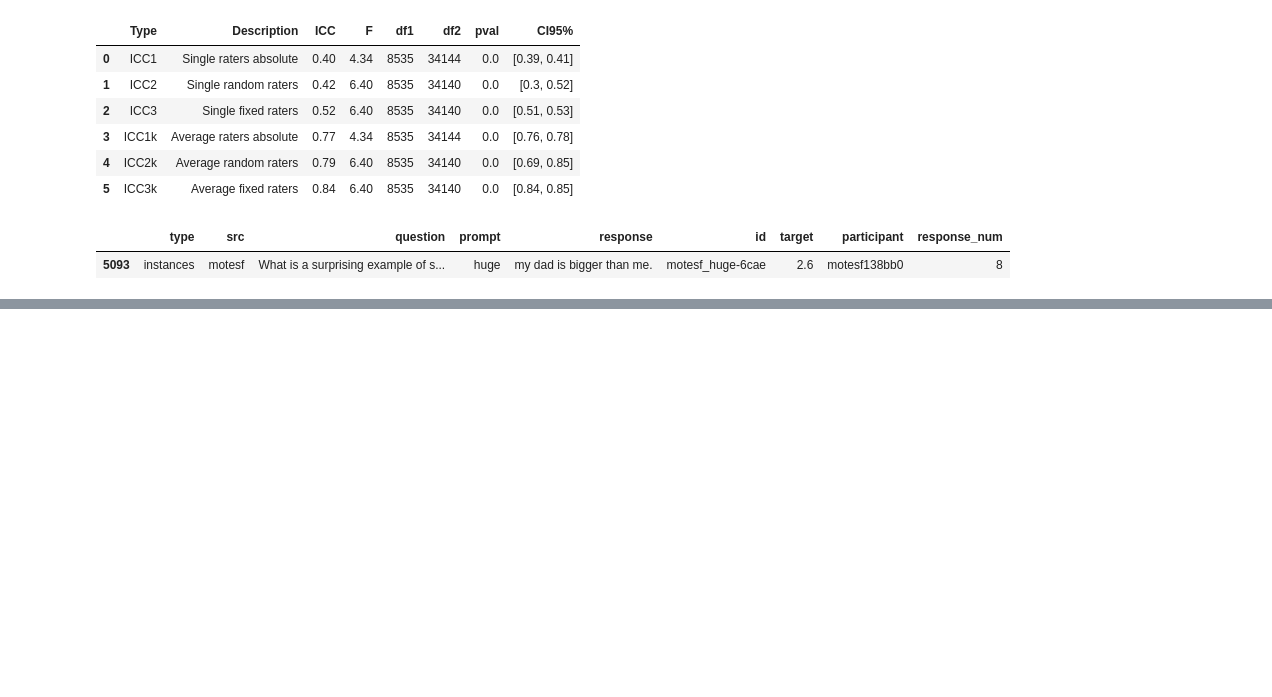
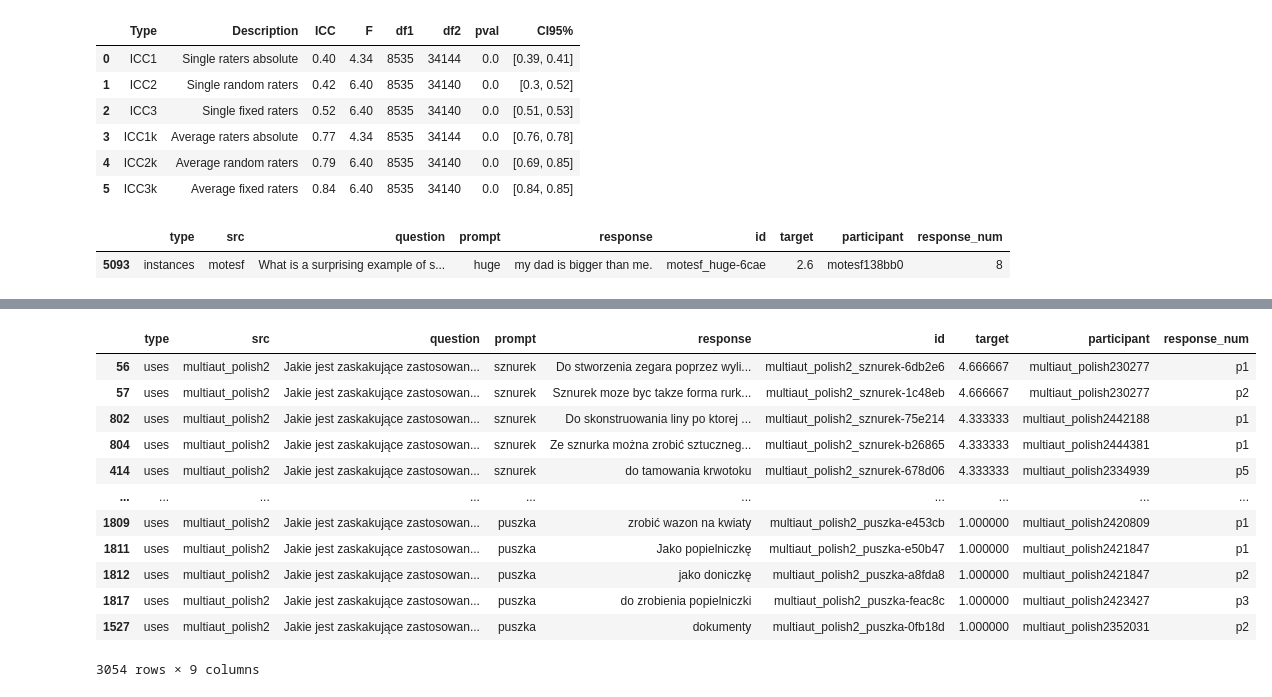
Before and after one commit to massivetexts/ocsai, a Jupyter notebook: notebooks/cleanDatasets.ipynb, the cells around one changed output, grey strips where cells are left out. Drawn from its saved outputs; the diff is of its cells as text; code cells hidden in the pictures; blank space fills up the shorter version.

```diff
--- a/notebooks/cleanDatasets.ipynb
+++ b/notebooks/cleanDatasets.ipynb
@@ -696,0 +770,16 @@ datasets[src].sample()
+# %%
+pd.read_csv('../data/datasets/multiaut_polish2.csv').sort_values('target', ascending=False)
+# %% [output]
+|  | type | src | question | prompt | response | id | target | participant | response_num |
+| 56 | uses | multiaut_polish2 | Jakie jest zaskakujące zastosowan... | sznurek | Do stworzenia zegara poprzez wyli... | multiaut_polish2_sznurek-6db2e6 | 4.666667 | multiaut_polish230277 | p1 |
+| 57 | uses | multiaut_polish2 | Jakie jest zaskakujące zastosowan... | sznurek | Sznurek moze byc takze forma rurk... | multiaut_polish2_sznurek-1c48eb | 4.666667 | multiaut_polish230277 | p2 |
+| 802 | uses | multiaut_polish2 | Jakie jest zaskakujące zastosowan... | sznurek | Do skonstruowania liny po ktorej ... | multiaut_polish2_sznurek-75e214 | 4.333333 | multiaut_polish2442188 | p1 |
+| 804 | uses | multiaut_polish2 | Jakie jest zaskakujące zastosowan... | sznurek | Ze sznurka można zrobić sztuczneg... | multiaut_polish2_sznurek-b26865 | 4.333333 | multiaut_polish2444381 | p1 |
+| 414 | uses | multiaut_polish2 | Jakie jest zaskakujące zastosowan... | sznurek | do tamowania krwotoku | multiaut_polish2_sznurek-678d06 | 4.333333 | multiaut_polish2334939 | p5 |
+| ... | ... | ... | ... | ... | ... | ... | ... | ... | ... |
+| 1809 | uses | multiaut_polish2 | Jakie jest zaskakujące zastosowan... | puszka | zrobić wazon na kwiaty | multiaut_polish2_puszka-e453cb | 1.000000 | multiaut_polish2420809 | p1 |
+| 1811 | uses | multiaut_polish2 | Jakie jest zaskakujące zastosowan... | puszka | Jako popielniczkę | multiaut_polish2_puszka-e50b47 | 1.000000 | multiaut_polish2421847 | p1 |
+| 1812 | uses | multiaut_polish2 | Jakie jest zaskakujące zastosowan... | puszka | jako doniczkę | multiaut_polish2_puszka-a8fda8 | 1.000000 | multiaut_polish2421847 | p2 |
+| 1817 | uses | multiaut_polish2 | Jakie jest zaskakujące zastosowan... | puszka | do zrobienia popielniczki | multiaut_polish2_puszka-feac8c | 1.000000 | multiaut_polish2423427 | p3 |
+| 1527 | uses | multiaut_polish2 | Jakie jest zaskakujące zastosowan... | puszka | dokumenty | multiaut_polish2_puszka-0fb18d | 1.000000 | multiaut_polish2352031 | p2 |
+3054 rows × 9 columns
```
Also changed, not shown: parts of 19 cells of this notebook.
